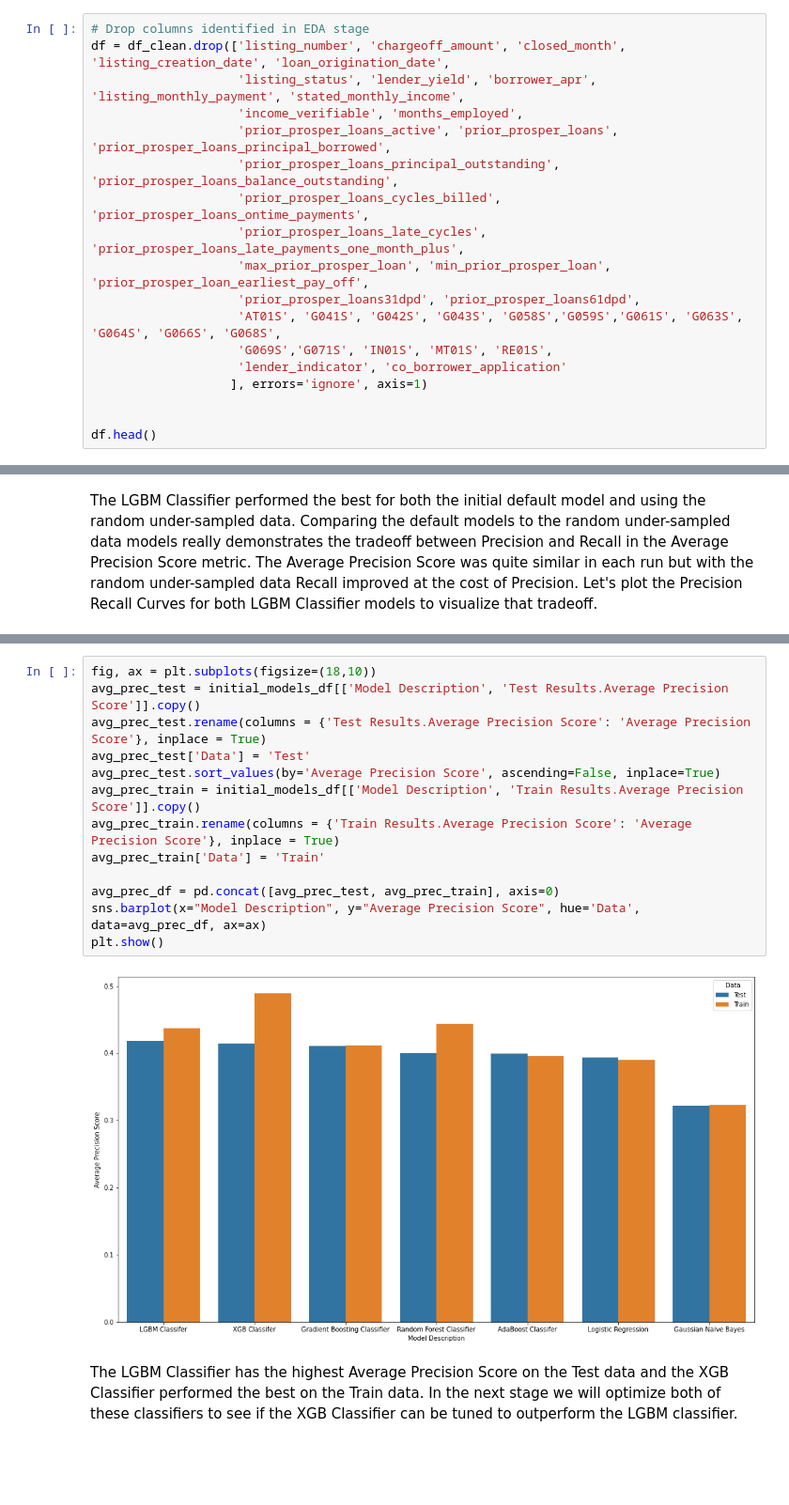
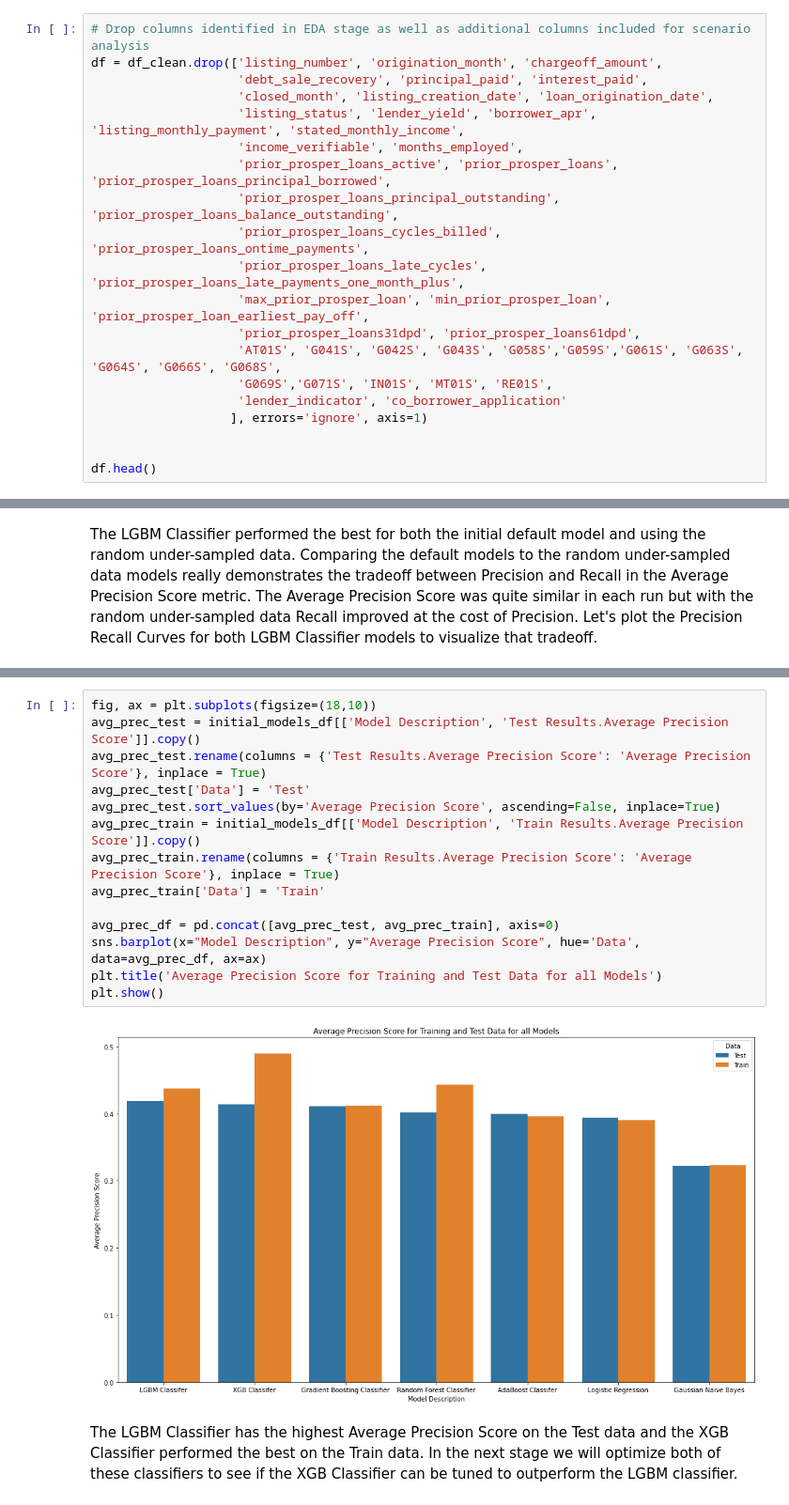
Before and after one commit to dcyoung23/prosper-investments, a Jupyter notebook: notebooks/preprocessing_modeling.ipynb, the cells around one changed output, grey strips where cells are left out. Shown at 94% size. Cells and saved outputs as stored; diff of their text form; blank space fills up the shorter version.

Commit message:
Add threshold evaluation and update scenario analysis

```diff
--- a/notebooks/preprocessing_modeling.ipynb
+++ b/notebooks/preprocessing_modeling.ipynb
@@ -101,6 +105,8 @@ df_clean.describe()
 # %%
-# Drop columns identified in EDA stage
-df = df_clean.drop(['listing_number', 'chargeoff_amount', 'closed_month', 'listing_creation_date', 'loan_origination_date',
+# Drop columns identified in EDA stage as well as additional columns included for scenario analysis
+df = df_clean.drop(['listing_number', 'origination_month', 'chargeoff_amount',
+                    'debt_sale_recovery', 'principal_paid', 'interest_paid',
+                    'closed_month', 'listing_creation_date', 'loan_origination_date',
                     'listing_status', 'lender_yield', 'borrower_apr', 'listing_monthly_payment', 'stated_monthly_income',
                     'income_verifiable', 'months_employed',
                     'prior_prosper_loans_active', 'prior_prosper_loans', 'prior_prosper_loans_principal_borrowed',
@@ -748,18 +755,19 @@ In the model optimization stage we will explore option 1 further.
 # %%
 fig, ax = plt.subplots(figsize=(18,10))
 avg_prec_test = initial_models_df[['Model Description', 'Test Results.Average Precision Score']].copy()
 avg_prec_test.rename(columns = {'Test Results.Average Precision Score': 'Average Precision Score'}, inplace = True)
 avg_prec_test['Data'] = 'Test'
 avg_prec_test.sort_values(by='Average Precision Score', ascending=False, inplace=True)
 avg_prec_train = initial_models_df[['Model Description', 'Train Results.Average Precision Score']].copy()
 avg_prec_train.rename(columns = {'Train Results.Average Precision Score': 'Average Precision Score'}, inplace = True)
 avg_prec_train['Data'] = 'Train'
 
 avg_prec_df = pd.concat([avg_prec_test, avg_prec_train], axis=0)
 sns.barplot(x="Model Description", y="Average Precision Score", hue='Data', data=avg_prec_df, ax=ax)
+plt.title('Average Precision Score for Training and Test Data for all Models')
 plt.show()
 # %% [output]
-[figure, old version]
+[figure, new version]
 # %% [markdown]
 The LGBM Classifier has the highest Average Precision Score on the Test data and the XGB Classifier performed the best on the Train data.  In the next stage we will optimize both of these classifiers to see if the XGB Classifier can be tuned to outperform the LGBM classifier.
 # %% [markdown]
```
Also changed, not shown: parts of 80 cells of this notebook.
